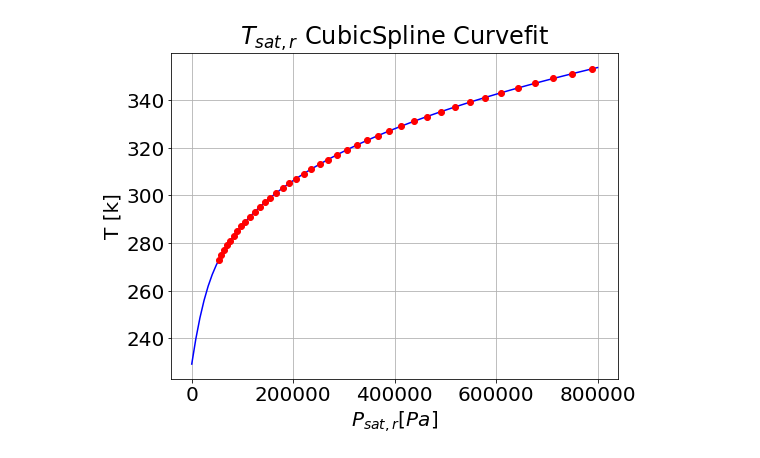
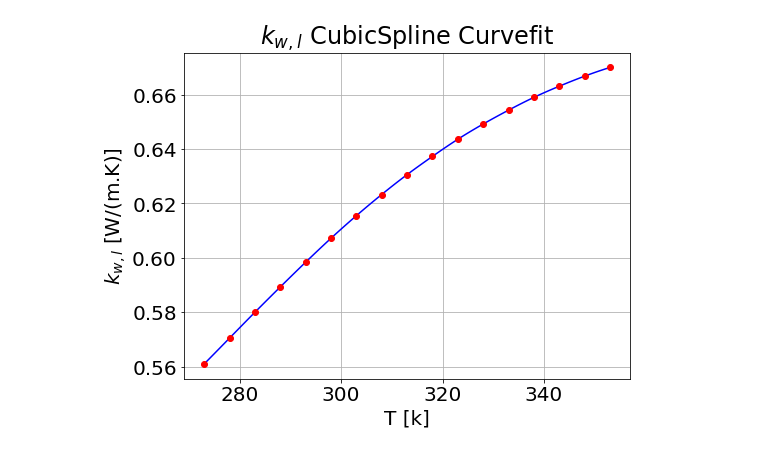
Before and after one commit to unjike/Heat-Transfer-and-Phase-Change, a Jupyter notebook: Project_2.ipynb, the cells around one changed output. Saved outputs shown, nothing was run; the diff lists cells and outputs as text; code cells hidden in the pictures.

```diff
--- a/Project_2.ipynb
+++ b/Project_2.ipynb
@@ -257,15 +2,0 @@ plt.show()
-# %%
-#plotting curve fit for saturated temperature
-
-P = np.linspace(0,800000,100) #K
-f = interpolate.CubicSpline(Pr, T_r)
-fig = plt.figure(figsize = (8,6))
-plt.rcParams.update({'font.size': 20})
-plt.plot(P, f(P), 'b', Pr, T_r, 'ro')
-plt.title('$T_{sat,r}$ CubicSpline Curvefit')
-plt.grid()
-plt.xlabel('$P_{sat,r} [Pa]$')
-plt.ylabel('T [k]')
-plt.show()
-# %% [output]
-[figure, removed]
@@ -271,0 +56,15 @@ plt.show()
+# %%
+#plotting curve fit for thermal conductivity of water
+
+T = np.arange(0,80.01,1) + 273 #K
+f_kwl = interpolate.CubicSpline(T_w, k_wl)
+fig = plt.figure(figsize = (8,6))
+plt.rcParams.update({'font.size': 20})
+plt.plot(T, f_kwl(T), 'b', T_w, k_wl, 'ro')
+plt.title('$k_{w,l}$ CubicSpline Curvefit')
+plt.grid()
+plt.xlabel('T [k]')
+plt.ylabel('$k_{w,l}$ [W/(m.K)]')
+plt.show()
+# %% [output]
+[figure, added]
```
Also changed, not shown: parts of 34 cells of this notebook.
